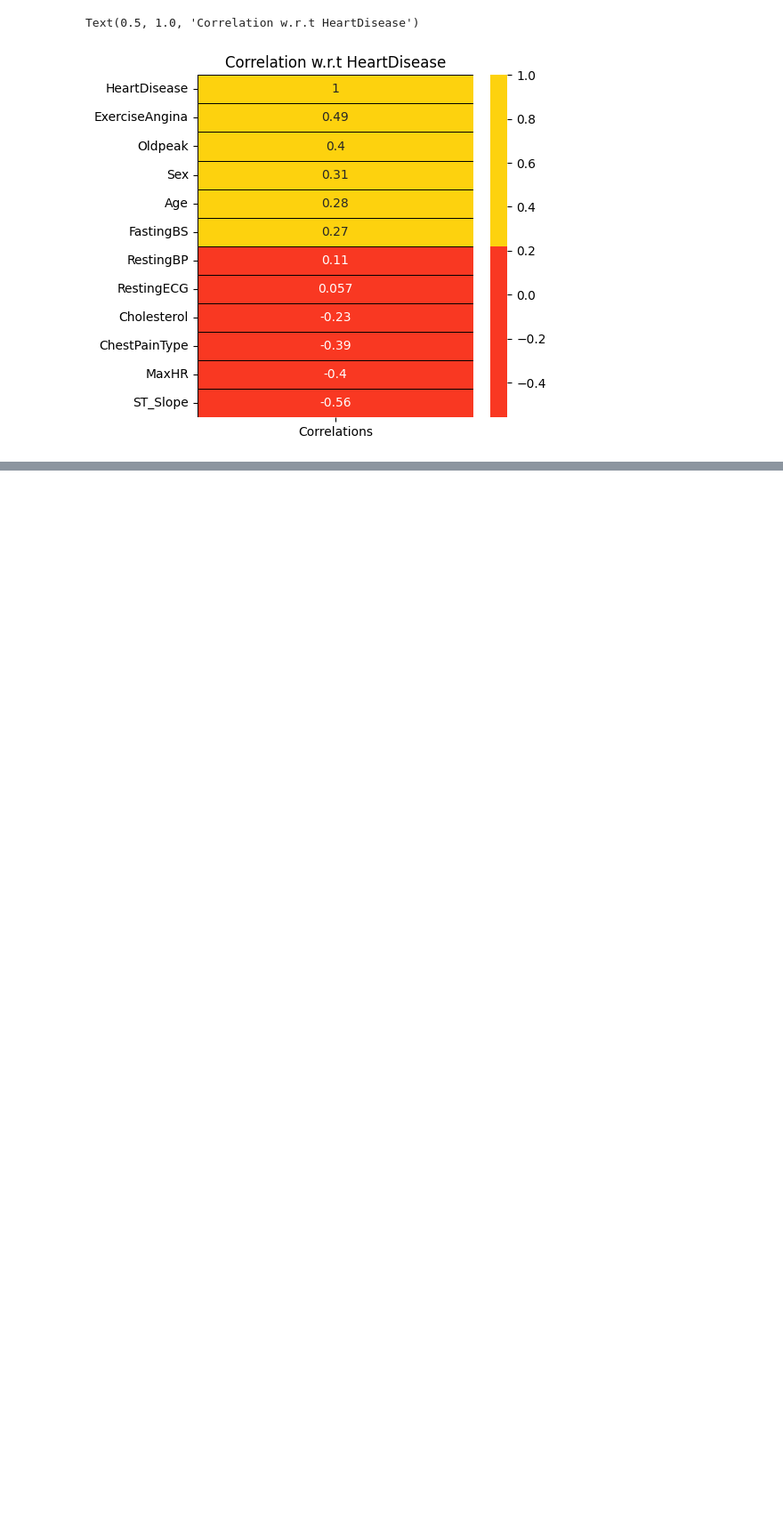
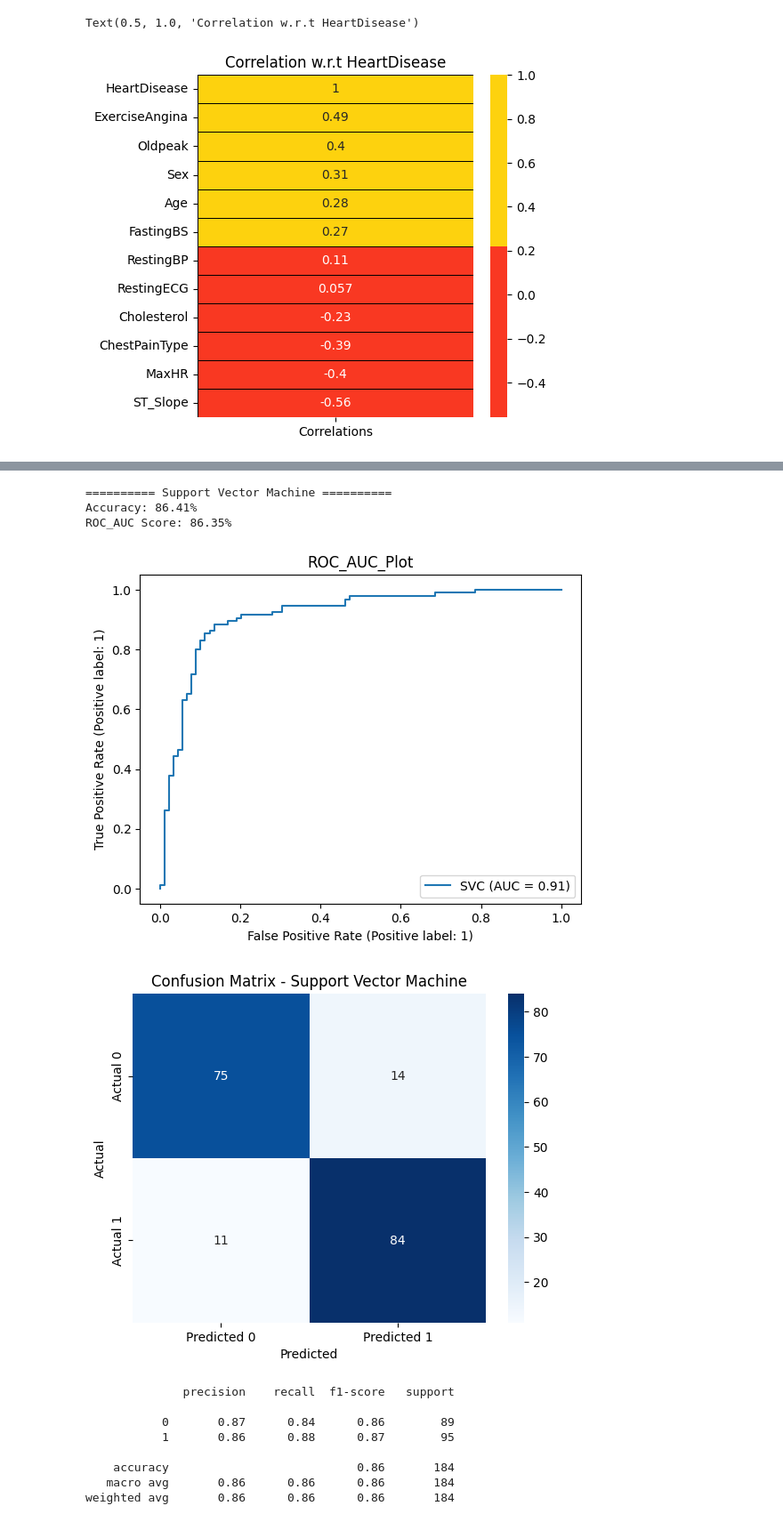
Before and after one commit to OG-Habit/5102-finalactivity, a Jupyter notebook: main.ipynb, the cells around one changed output, grey strips where cells are left out. Shown: that part at 89% size. Saved outputs shown, nothing was run; the diff lists cells and outputs as text; code cells hidden in the pictures; blank space fills up the shorter version.

```diff
--- a/main.ipynb
+++ b/main.ipynb
@@ -160,0 +179,10 @@ x_train, x_test, y_train, y_test = train_test_split(features, target, test_size
+# %%
+svc = SVC(
+    kernel='linear',
+    C=1.0,
+    gamma='scale',
+    class_weight=None,
+    random_state=42,
+    decision_function_shape='ovr',
+    max_iter=-1,
+)
@@ -160,0 +204,2 @@ x_train, x_test, y_train, y_test = train_test_split(features, target, test_size
+# %%
+trainModel(svc)
@@ -160,0 +248,16 @@ x_train, x_test, y_train, y_test = train_test_split(features, target, test_size
+# %%
+evaluateModel(svc, 'Support Vector Machine')
+# %% [output]
+========== Support Vector Machine ==========
+Accuracy: 86.41%
+ROC_AUC Score: 86.35%
+[figure, added]
+[figure, added]
+              precision    recall  f1-score   support
+
+           0       0.87      0.84      0.86        89
+           1       0.86      0.88      0.87        95
+
+    accuracy                           0.86       184
+   macro avg       0.86      0.86      0.86       184
+weighted avg       0.86      0.86      0.86       184
```
Also changed, not shown: parts of 40 cells of this notebook.
